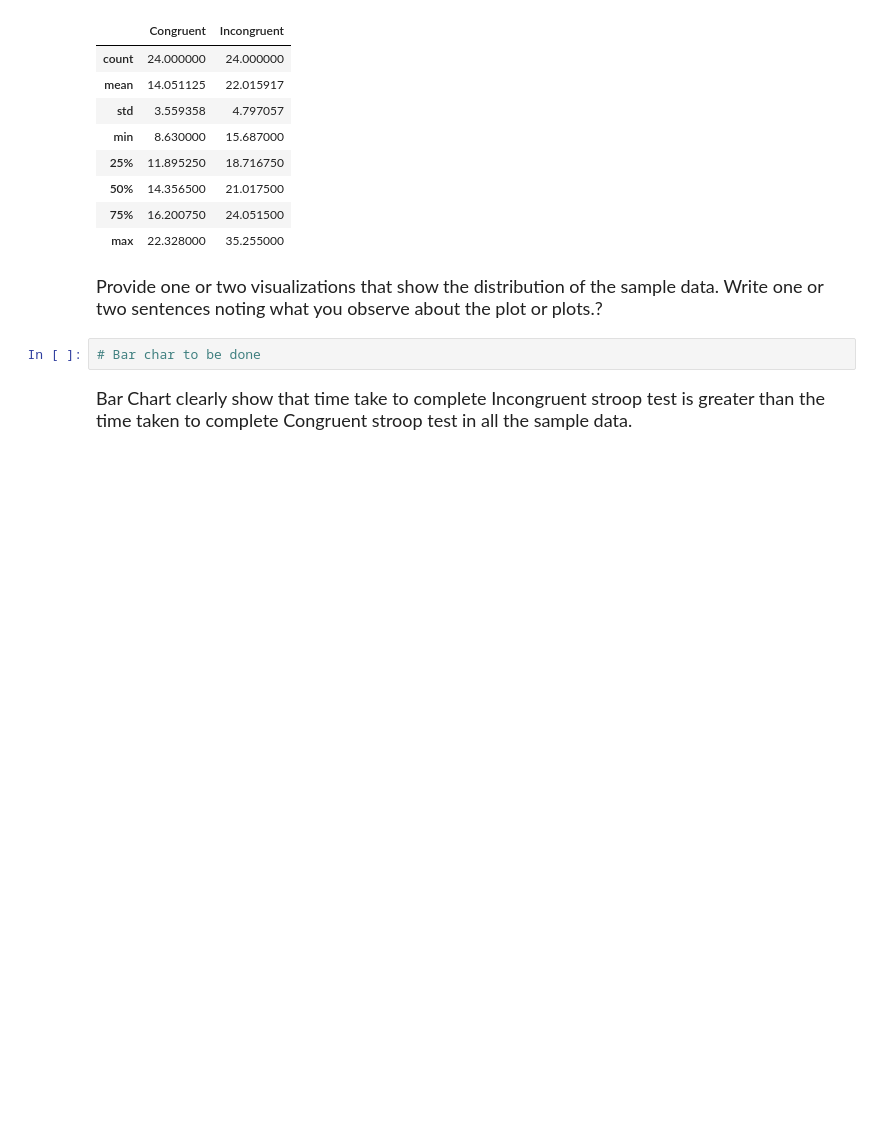
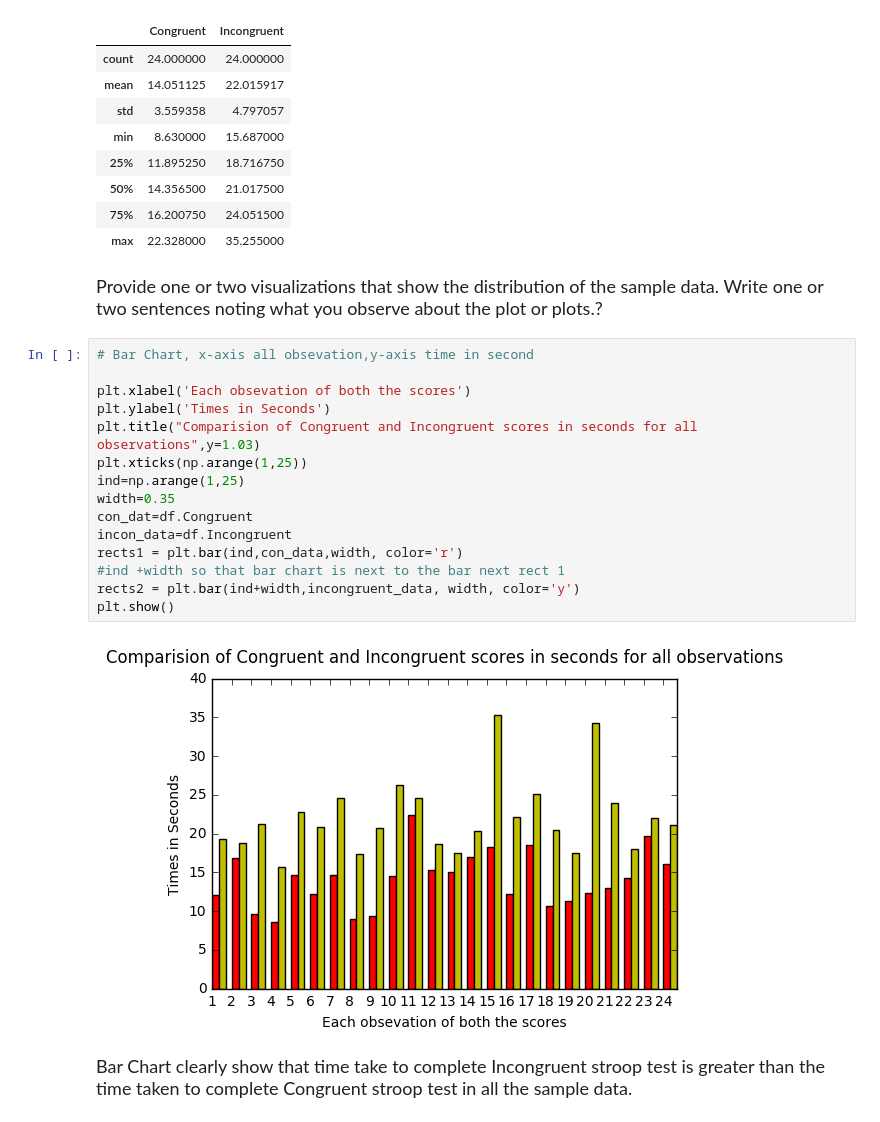
Before and after one commit to devajo/DataScience-Project, a Jupyter notebook: Investigate Stroop Effect.ipynb, the cells around one changed output. Drawn from its saved outputs; the diff is of its cells as text; blank space fills up the shorter version.

Commit message:
added a bar char code

```diff
--- a/Investigate Stroop Effect.ipynb
+++ b/Investigate Stroop Effect.ipynb
@@ -61,8 +84,23 @@ df.describe()
 # %% [markdown]
 <font size='4'>Provide one or two visualizations that show the distribution of the sample data. Write one or two sentences noting what you
 observe about the plot or plots.?
-# %%
-# Bar char to be done
+# %%
+# Bar Chart, x-axis all obsevation,y-axis time in second
+
+plt.xlabel('Each obsevation of both the scores')
+plt.ylabel('Times in Seconds')
+plt.title("Comparision of Congruent and Incongruent scores in seconds for all observations",y=1.03)
+plt.xticks(np.arange(1,25))
+ind=np.arange(1,25)
+width=0.35
+con_dat=df.Congruent
+incon_data=df.Incongruent
+rects1 = plt.bar(ind,con_data,width, color='r')
+#ind +width so that bar chart is next to the bar next rect 1
+rects2 = plt.bar(ind+width,incongruent_data, width, color='y')
+plt.show()
+# %% [output]
+[figure, added]
 # %% [markdown]
 <font size='4'>Bar Chart clearly show that time take to complete Incongruent stroop test is greater than the time taken to
 complete Congruent stroop test in all the sample data.
```
Also changed, not shown: parts of 2 cells of this notebook.
